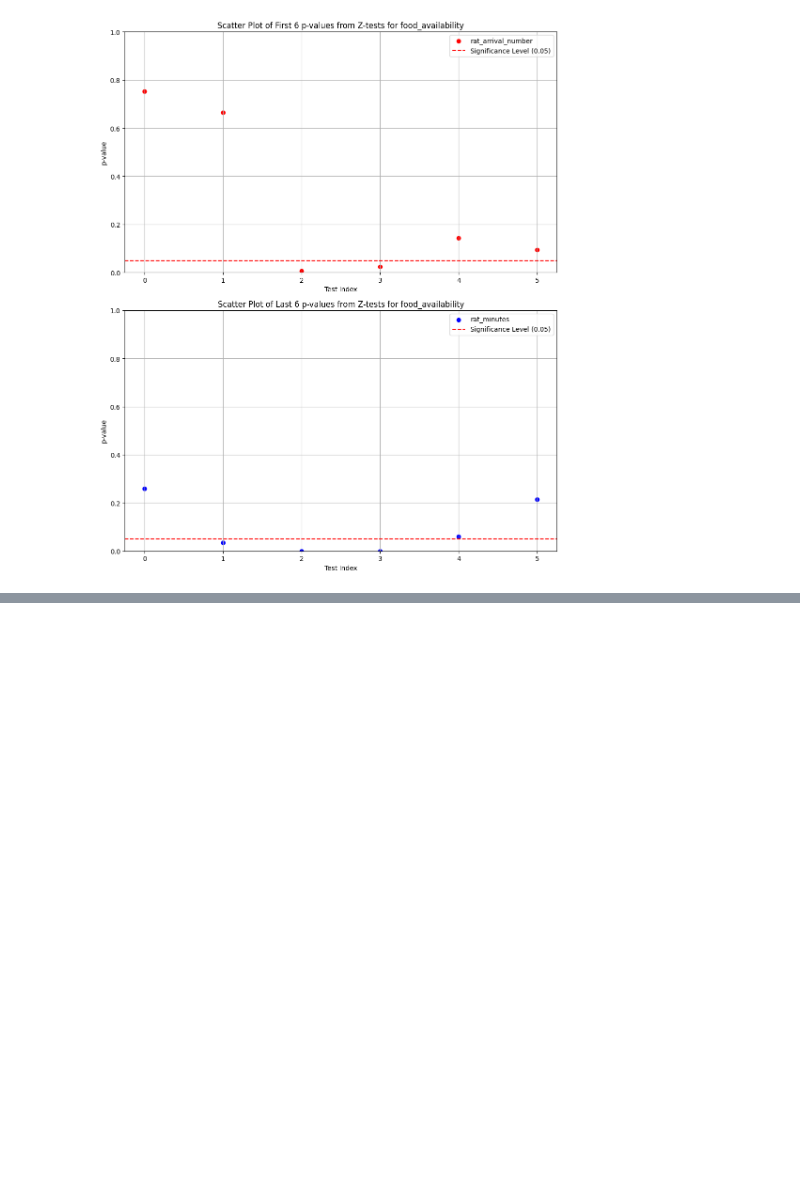
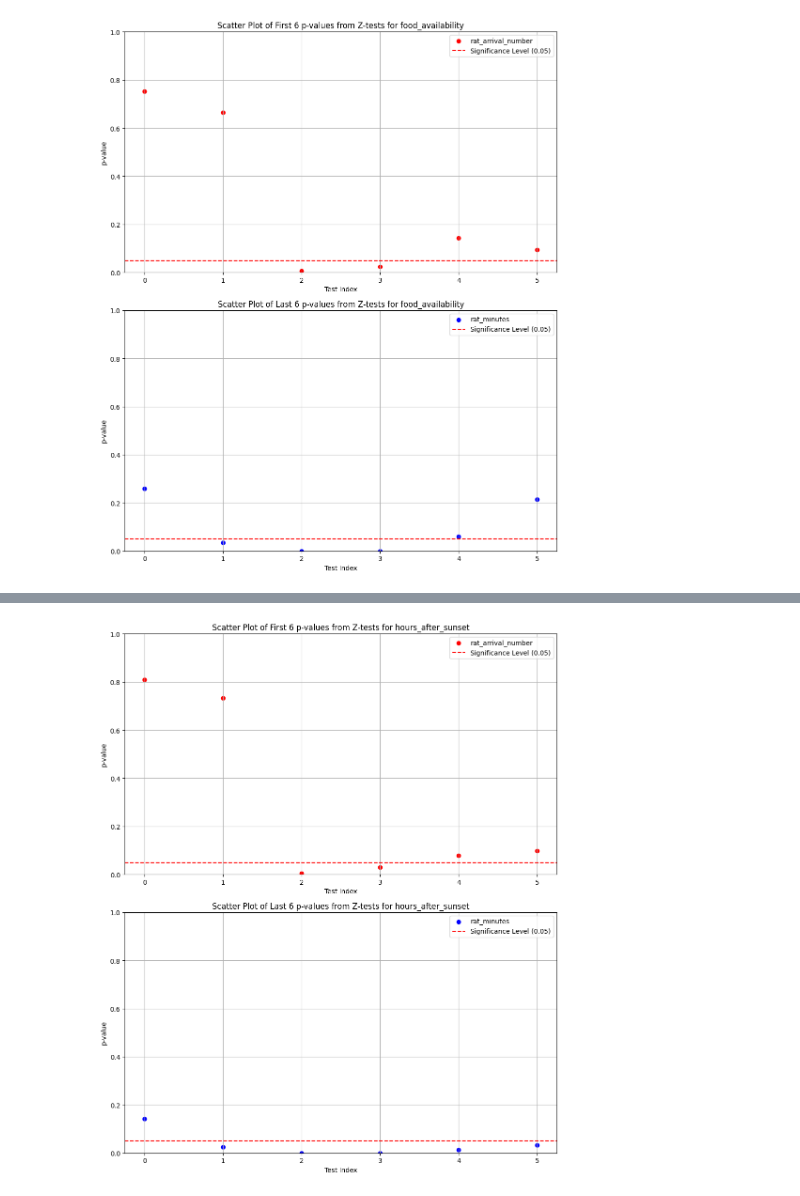
Before and after one commit to Harmonica2001/HIT_140_assessment_2, a Jupyter notebook: Assignment_3/Data_exploration_jupyter_file_V2.ipynb, the cells around one changed output, grey strips where cells are left out. Cells and saved outputs as stored; diff of their text form; code cells hidden in the pictures; blank space fills up the shorter version.

```diff
--- a/Assignment_3/Data_exploration_jupyter_file_V2.ipynb
+++ b/Assignment_3/Data_exploration_jupyter_file_V2.ipynb
@@ -419,3 +419,66 @@ Try using .loc[row_indexer,col_indexer] = value instead
 See the caveats in the documentation: https://pandas.pydata.org/pandas-docs/stable/user_guide/indexing.html#returning-a-view-versus-a-copy
   df[x] = df[x].astype(int)
 [figure]
+# %%
+dataframes = [df2_0, df2_1, df2_2, df2_3, df2_4, df2_5]
+dataset_split_parameter = ['rat_arrival_number', 'rat_minutes']
+test_column = ['hours_after_sunset']
+
+               #, 'food_availability','hours_after_sunset']
+# Loop through each DataFrame
+# Loop through each DataFrame
+# Initialize an empty list to store p-values
+p_values = []
+
+# Loop through each DataFrame
+for df in dataframes:
+    for x in dataset_split_parameter:
+        for y in test_column:
+            # Converts the x column to integers
+            df[x] = df[x].astype(int)
+
+            # Creates two dataframes as per the two sections
+            df_above_zero = df[df[x] > 0]
+            df_zero = df[df[x] == 0]
+
+            # Perform Z-test if both groups have samples
+            if len(df_above_zero) > 0 and len(df_zero) > 0:
+                z_stats, p_val = ztest(df_above_zero[y], df_zero[y], alternative='two-sided')
+
+                # Append the p-value to the list
+                p_values.append(p_val)
+
+                # Determine whether to accept or reject the null hypothesis
+                conclusion = "We reject the null hypothesis." if p_val < 0.05 else "We accept the null hypothesis."
+
+
+plt.figure(figsize=(10, 12))
+
+# First subplot for the first 6 p-values
+plt.subplot(2, 1, 1)  # 2 rows, 1 column, 1st subplot
+plt.scatter(range(6), p_values[:6], color='red', marker='o', label='rat_arrival_number')
+plt.axhline(y=0.05, color='red', linestyle='--', label='Significance Level (0.05)')
+plt.title('Scatter Plot of First 6 p-values from Z-tests for hours_after_sunset')
+plt.xlabel('Test Index')
+plt.ylabel('p-value')
+plt.xticks(range(6))  # Set x-ticks to match the number of p-values
+plt.ylim(0, 1)  # Set y-axis limits
+plt.legend()
+plt.grid()
+
+# Second subplot for the last 6 p-values
+plt.subplot(2, 1, 2)  # 2 rows, 1 column, 2nd subplot
+plt.scatter(range(6), p_values[6:12], color='blue', marker='o', label='rat_minutes')
+plt.axhline(y=0.05, color='red', linestyle='--', label='Significance Level (0.05)')
+plt.title('Scatter Plot of Last 6 p-values from Z-tests for hours_after_sunset')
+plt.xlabel('Test Index')
+plt.ylabel('p-value')
+plt.xticks(range(6))  # Set x-ticks to match the number of p-values
+plt.ylim(0, 1)  # Set y-axis limits
+plt.legend()
+plt.grid()
+
+# Adjust layout to prevent overlap
+plt.tight_layout()
+plt.show()
+# %% [output]
@@ -421,0 +502 @@ See the caveats in the documentation: https://pandas.pydata.org/pandas-docs/stab
+[figure, added]
```
Also changed, not shown: parts of 1 cell of this notebook.
